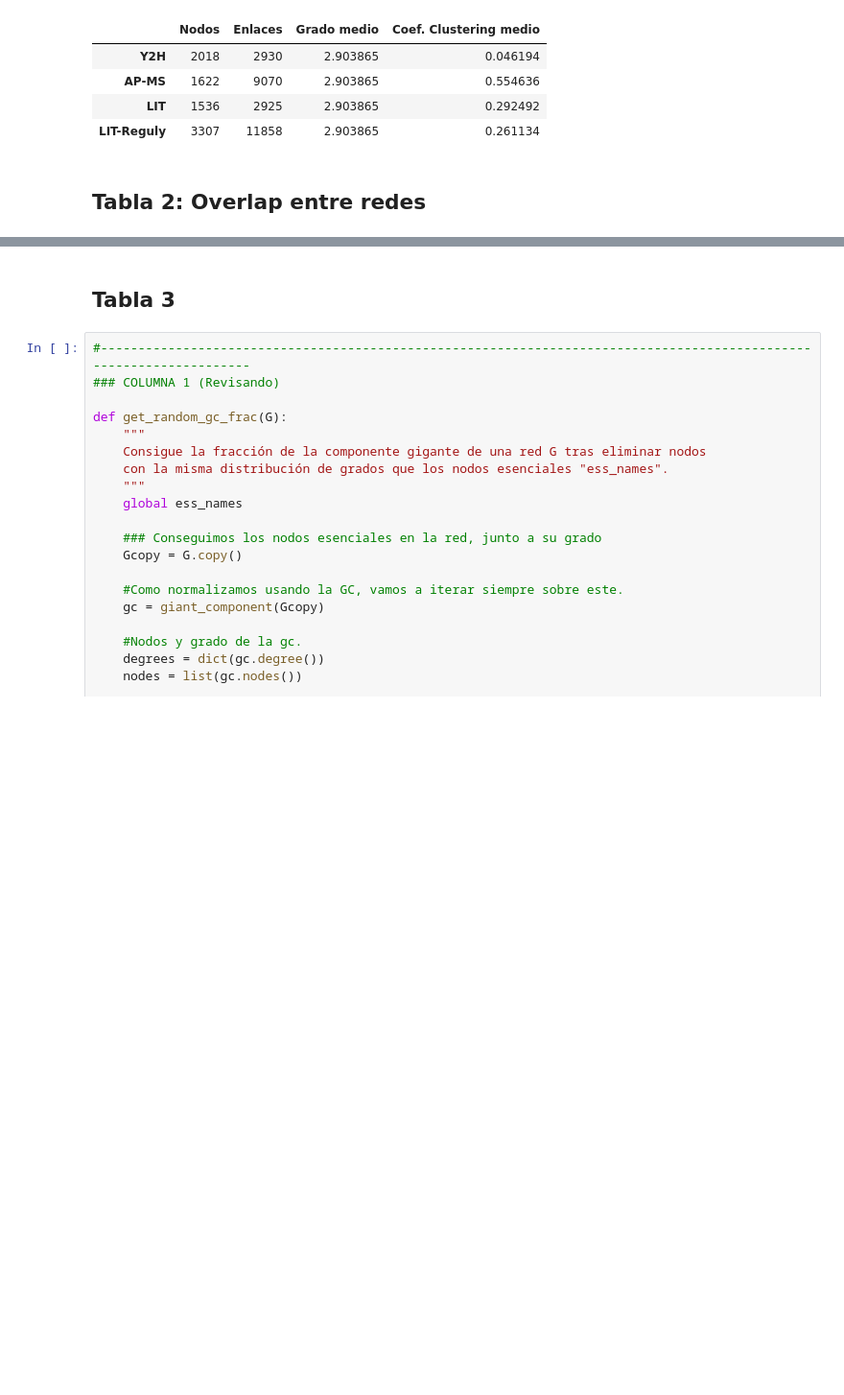
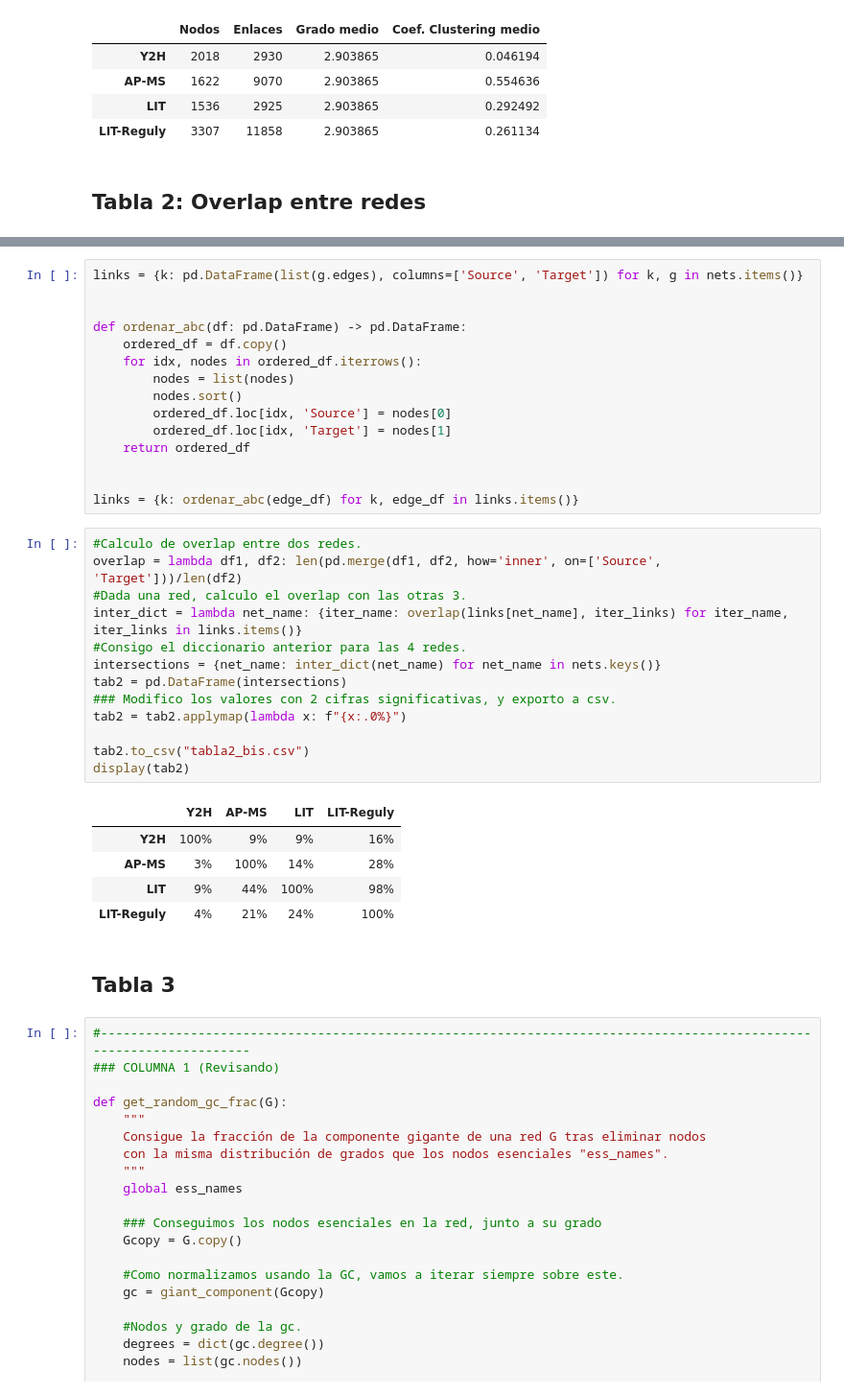
Before and after one commit to facundojgarcia02/CoNet, a Jupyter notebook: TP3/TP3 copy Facu.ipynb, the cells around one changed output, grey strips where cells are left out. Shown at 96% size. Drawn from its saved outputs; the diff is of its cells as text; blank space fills up the shorter version.

```diff
--- a/TP3/TP3 copy Facu.ipynb
+++ b/TP3/TP3 copy Facu.ipynb
@@ -153,3 +160,37 @@ tab2
+# %%
+links = {k: pd.DataFrame(list(g.edges), columns=['Source', 'Target']) for k, g in nets.items()}
+
+
+def ordenar_abc(df: pd.DataFrame) -> pd.DataFrame:
+    ordered_df = df.copy()
+    for idx, nodes in ordered_df.iterrows():
+        nodes = list(nodes)
+        nodes.sort()
+        ordered_df.loc[idx, 'Source'] = nodes[0]
+        ordered_df.loc[idx, 'Target'] = nodes[1]
+    return ordered_df
+
+
+links = {k: ordenar_abc(edge_df) for k, edge_df in links.items()}
+# %%
+#Calculo de overlap entre dos redes.
+overlap = lambda df1, df2: len(pd.merge(df1, df2, how='inner', on=['Source', 'Target']))/len(df2)
+#Dada una red, calculo el overlap con las otras 3.
+inter_dict = lambda net_name: {iter_name: overlap(links[net_name], iter_links) for iter_name, iter_links in links.items()}
+#Consigo el diccionario anterior para las 4 redes.
+intersections = {net_name: inter_dict(net_name) for net_name in nets.keys()}
+tab2 = pd.DataFrame(intersections)
+### Modifico los valores con 2 cifras significativas, y exporto a csv.
+tab2 = tab2.applymap(lambda x: f"{x:.0%}")
+
+tab2.to_csv("tabla2_bis.csv")
+display(tab2)
+# %% [output]
+|  | Y2H | AP-MS | LIT | LIT-Reguly |
+| Y2H | 100% | 9% | 9% | 16% |
+| AP-MS | 3% | 100% | 14% | 28% |
+| LIT | 9% | 44% | 100% | 98% |
+| LIT-Reguly | 4% | 21% | 24% | 100% |
 # %% [markdown]
 ## Tabla 3
 # %%
```
Also changed, not shown: parts of 5 cells of this notebook, 2 other files.
